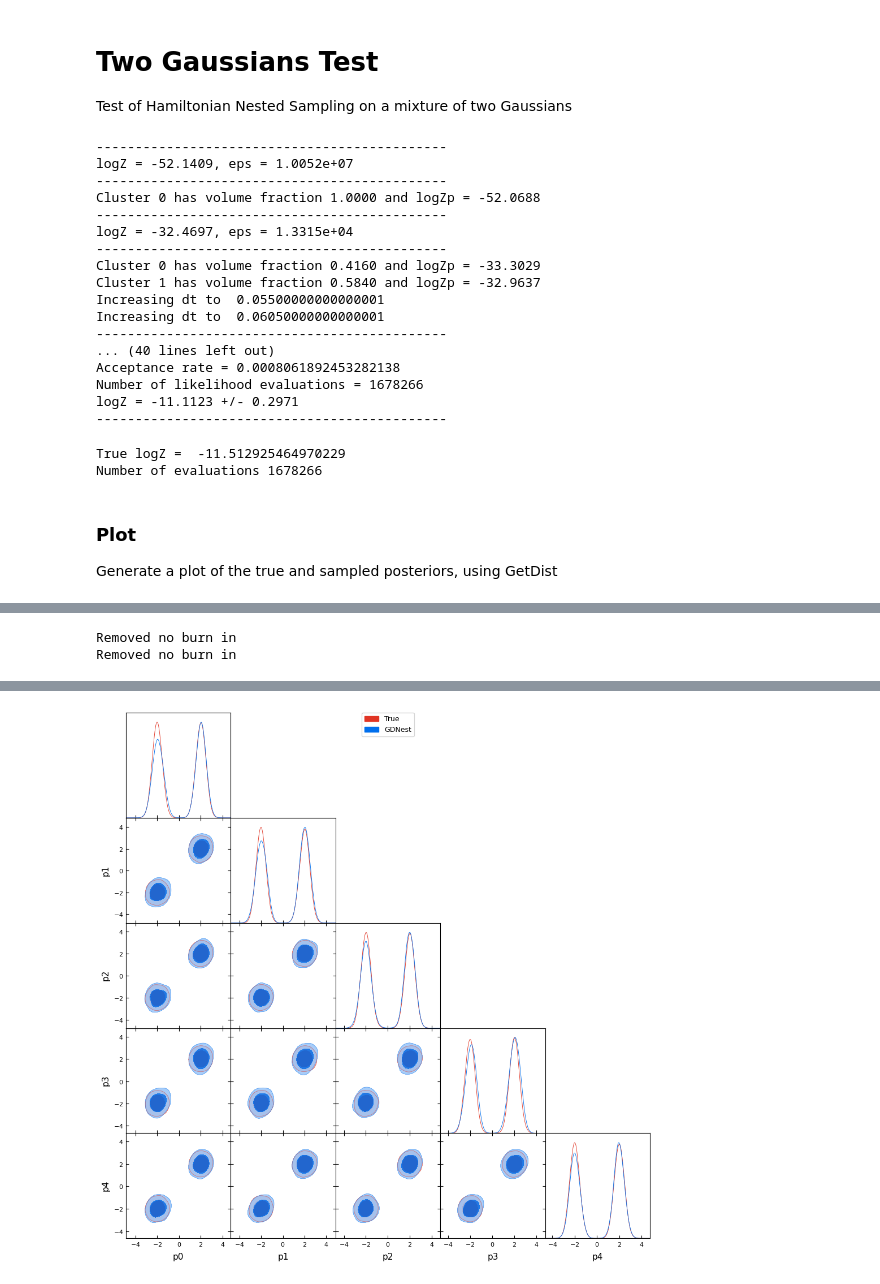
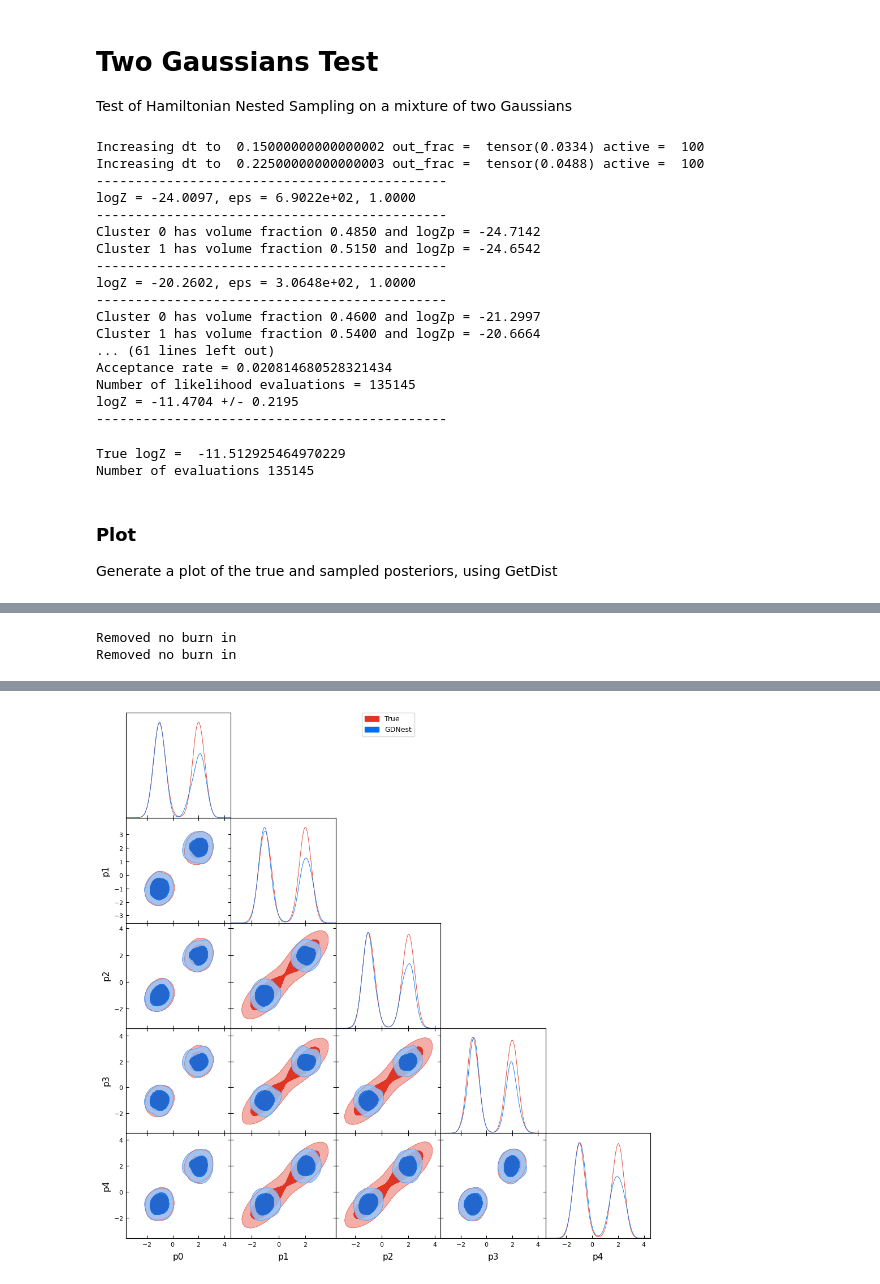
Before and after one commit to Pablo-Lemos/GGNS, a Jupyter notebook: nb/two_gaussians.ipynb, the cells around one changed output, grey strips where cells are left out. Drawn from its saved outputs; the diff is of its cells as text; code cells hidden in the pictures.

```diff
--- a/nb/two_gaussians.ipynb
+++ b/nb/two_gaussians.ipynb
@@ -13,7 +13,7 @@ from getdist import plots, MCSamples
 ndims = 5
 
 # Define the two components
-mvn1 = torch.distributions.MultivariateNormal(loc=-2*torch.ones(ndims),
+mvn1 = torch.distributions.MultivariateNormal(loc=-1*torch.ones(ndims),
                                              covariance_matrix=torch.diag(
                                                  0.2*torch.ones(ndims)))
 
@@ -23,7 +23,7 @@ mvn2 = torch.distributions.MultivariateNormal(loc=2*torch.ones(ndims),
 
 # Define the likelihood
 def get_loglike(theta):
-    return torch.logsumexp(torch.stack([mvn1.log_prob(theta), mvn2.log_prob(theta)]), dim=0, keepdim=False)
+    return torch.logsumexp(torch.stack([mvn1.log_prob(theta), mvn2.log_prob(theta)]), dim=0, keepdim=False) - torch.log(torch.tensor(2.0))
 # %%
 # Define the parameters for GradNS
 params = []
@@ -39,48 +39,48 @@ for i in range(ndims):
 
 # Create a Nested Sampling object
 ns = HamiltonianNS(
-    nlive=25*len(params),
+    nlive=200,
     loglike=get_loglike,
     params=params,
     verbose=True,
     clustering=True,
-    tol=1e-1
+    tol=1e-2
 )
 # %%
 # Run the sampler
 ns.run()
 # %% [output]
+Increasing dt to  0.15000000000000002 out_frac =  tensor(0.0334) active =  100
+Increasing dt to  0.22500000000000003 out_frac =  tensor(0.0488) active =  100
 ---------------------------------------------
-logZ = -52.1409, eps = 1.0052e+07
+logZ = -24.0097, eps = 6.9022e+02, 1.0000
 ---------------------------------------------
-Cluster 0 has volume fraction 1.0000 and logZp = -52.0688
+Cluster 0 has volume fraction 0.4850 and logZp = -24.7142
+Cluster 1 has volume fraction 0.5150 and logZp = -24.6542
 ---------------------------------------------
-logZ = -32.4697, eps = 1.3315e+04
+logZ = -20.2602, eps = 3.0648e+02, 1.0000
 ---------------------------------------------
-Cluster 0 has volume fraction 0.4160 and logZp = -33.3029
-Cluster 1 has volume fraction 0.5840 and logZp = -32.9637
-Increasing dt to  0.05500000000000001
-Increasing dt to  0.06050000000000001
+Cluster 0 has volume fraction 0.4600 and logZp = -21.2997
+Cluster 1 has volume fraction 0.5400 and logZp = -20.6664
+... (61 lines left out)
+Acceptance rate = 0.020814680528321434
+Number of likelihood evaluations = 135145
+logZ = -11.4704 +/- 0.2195
 ---------------------------------------------
-... (40 lines left out)
-Acceptance rate = 0.0008061892453282138
-Number of likelihood evaluations = 1678266
-logZ = -11.1123 +/- 0.2971
----------------------------------------------
 # %%
 # The true logZ is the inverse of the prior volume
 print('True logZ = ', np.log(1 / 10**len(params)))
 print('Number of evaluations', ns.get_like_evals())
 # %% [output]
 True logZ =  -11.512925464970229
-Number of evaluations 1678266
+Number of evaluations 135145
 # %% [markdown]
 ### Plot
 
 Generate a plot of the true and sampled posteriors, using GetDist
 # %%
 samples = ns.convert_to_getdist()
-true_samples = torch.cat([mvn1.sample((5000,)), mvn2.sample((5000,))], dim=0)
+true_samples = torch.cat([mvn1.sample((1000,)), mvn2.sample((1000,))], dim=0)
 true_samples = MCSamples(samples=true_samples.numpy(), names=[f'p{i}' for i in range(ndims)])
 g = plots.get_subplot_plotter()
 g.triangle_plot([true_samples, samples], [f'p{i}' for i in range(5)], filled=True, legend_labels=['True', 'GDNest'])
@@ -91 +96 @@ Removed no burn in
-[figure, old version]
+[figure, new version]
```
Also changed, not shown: parts of 1 cell of this notebook.
